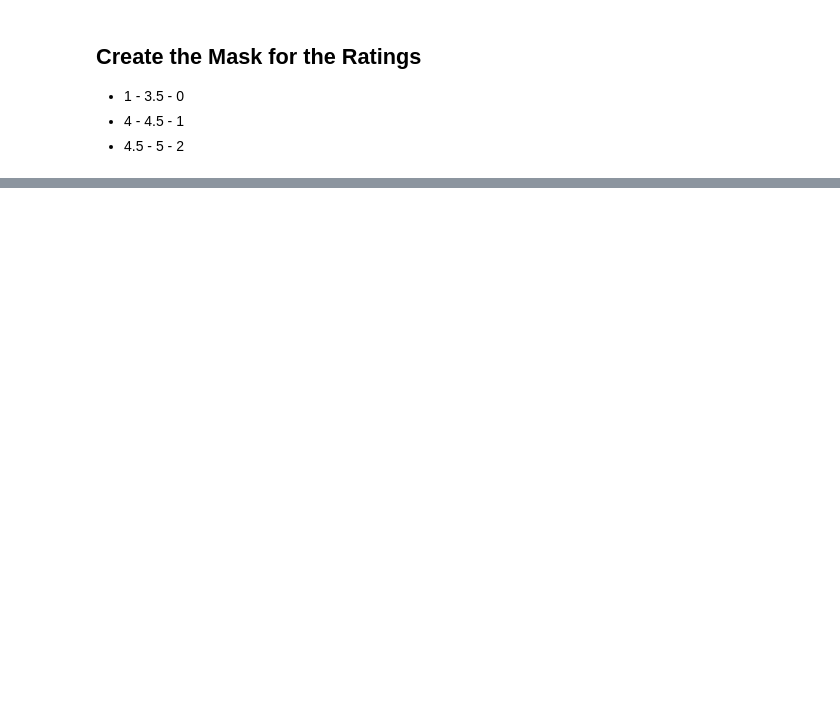
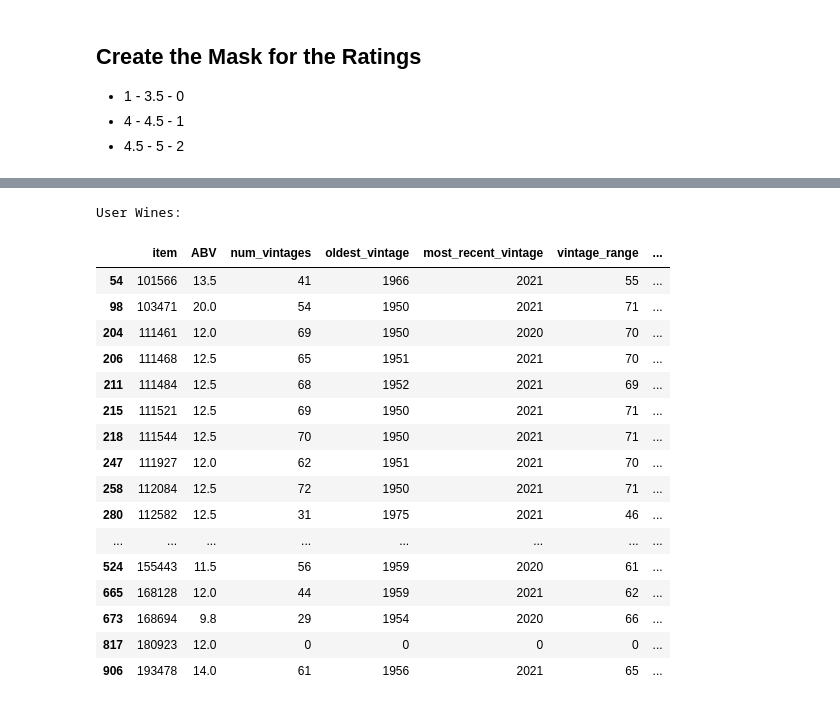
Before and after one commit to NikiLalev/rs_project_group12, a Jupyter notebook: experiments/final_individual_recsys_joao.ipynb, the cells around one changed output, grey strips where cells are left out. Saved outputs shown, nothing was run; the diff lists cells and outputs as text; code cells hidden in the pictures; blank space fills up the shorter version.

```diff
--- a/experiments/final_individual_recsys_joao.ipynb
+++ b/experiments/final_individual_recsys_joao.ipynb
@@ -309,0 +200,26 @@ plt.show()
+# %%
+# Extract user_wines: only the wines that user 1356810 has rated
+user_wines = wines_df_slim[wines_df_slim['item'].isin(user_ratings['item'])]
+
+# Display user_wines
+print("\nUser Wines:")
+display(user_wines)
+# %% [output]
+User Wines:
+|  | item | ABV | num_vintages | oldest_vintage | most_recent_vintage | vintage_range | ... |
+| 54 | 101566 | 13.5 | 41 | 1966 | 2021 | 55 | ... |
+| 98 | 103471 | 20.0 | 54 | 1950 | 2021 | 71 | ... |
+| 204 | 111461 | 12.0 | 69 | 1950 | 2020 | 70 | ... |
+| 206 | 111468 | 12.5 | 65 | 1951 | 2021 | 70 | ... |
+| 211 | 111484 | 12.5 | 68 | 1952 | 2021 | 69 | ... |
+| 215 | 111521 | 12.5 | 69 | 1950 | 2021 | 71 | ... |
+| 218 | 111544 | 12.5 | 70 | 1950 | 2021 | 71 | ... |
+| 247 | 111927 | 12.0 | 62 | 1951 | 2021 | 70 | ... |
+| 258 | 112084 | 12.5 | 72 | 1950 | 2021 | 71 | ... |
+| 280 | 112582 | 12.5 | 31 | 1975 | 2021 | 46 | ... |
+| ... | ... | ... | ... | ... | ... | ... | ... |
+| 524 | 155443 | 11.5 | 56 | 1959 | 2020 | 61 | ... |
+| 665 | 168128 | 12.0 | 44 | 1959 | 2021 | 62 | ... |
+| 673 | 168694 | 9.8 | 29 | 1954 | 2020 | 66 | ... |
+| 817 | 180923 | 12.0 | 0 | 0 | 0 | 0 | ... |
+| 906 | 193478 | 14.0 | 61 | 1956 | 2021 | 65 | ... |
```
Also changed, not shown: parts of 15 cells of this notebook.
